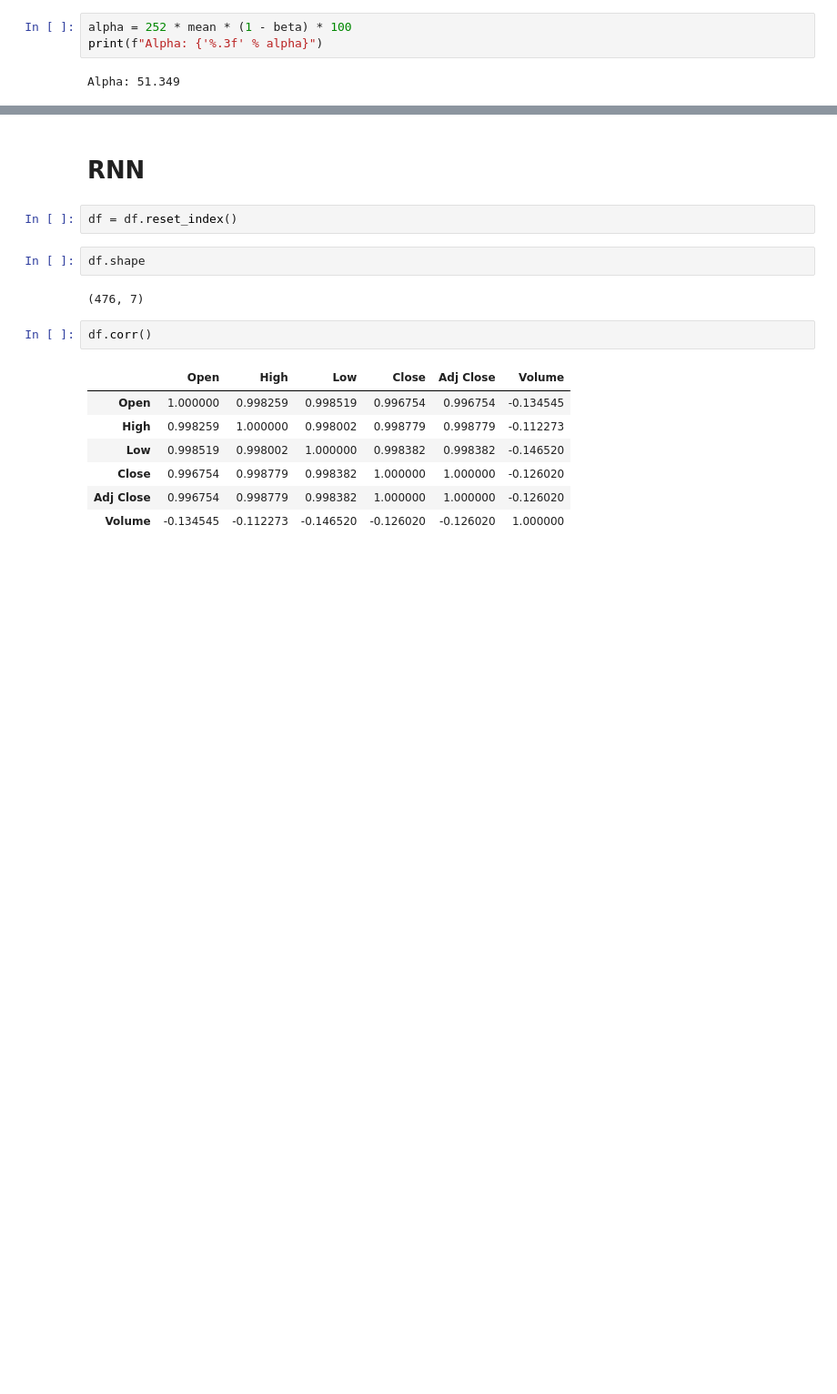
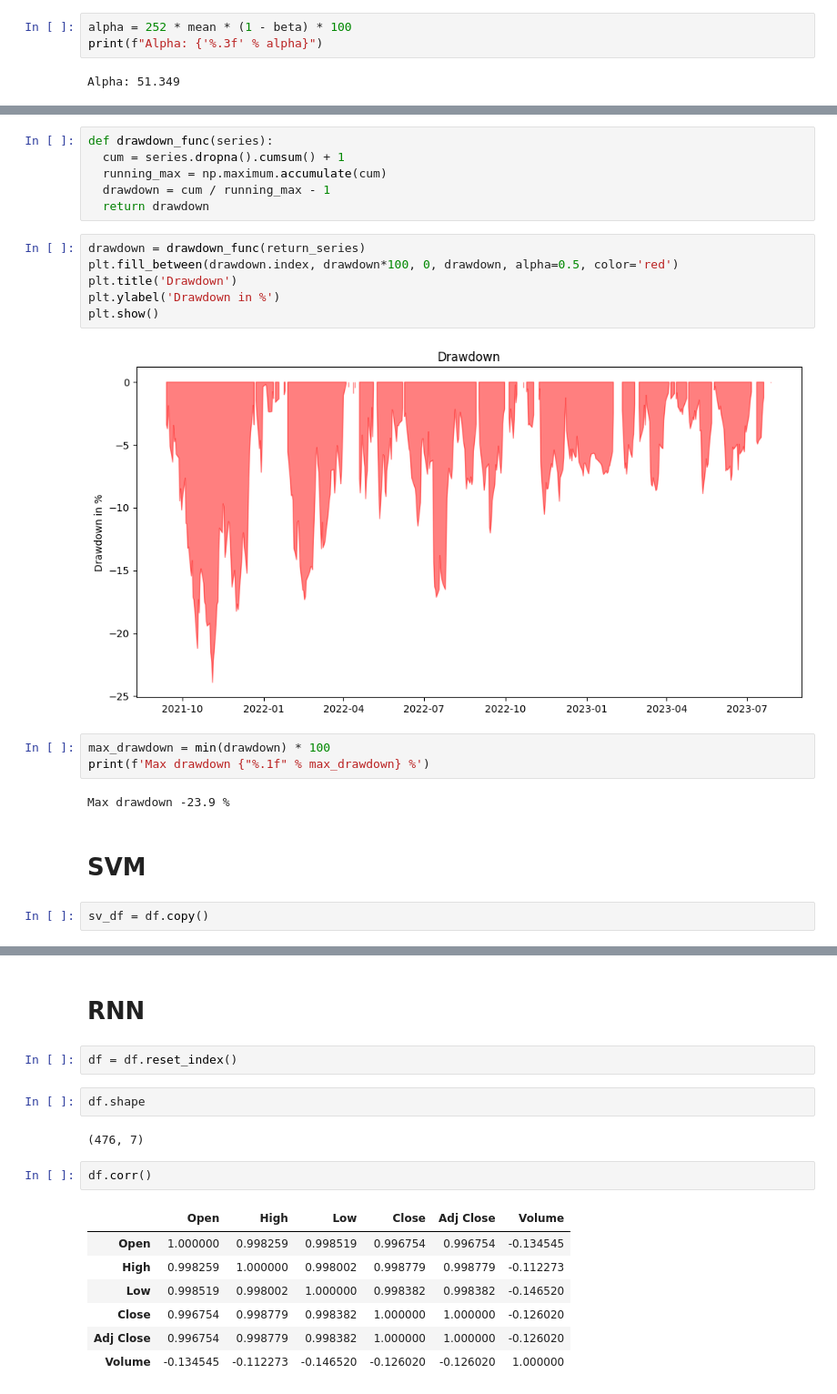
Before and after one commit to prrm4k/algorithmic_prediction, a Jupyter notebook: Algorithmic_trading.ipynb, the cells around one changed output, grey strips where cells are left out. Shown at 91% size. Cells and saved outputs as stored; diff of their text form; blank space fills up the shorter version.

```diff
--- a/Algorithmic_trading.ipynb
+++ b/Algorithmic_trading.ipynb
@@ -170,0 +176,23 @@ Alpha: 51.349
+# %%
+def drawdown_func(series):
+  cum = series.dropna().cumsum() + 1
+  running_max = np.maximum.accumulate(cum)
+  drawdown = cum / running_max - 1
+  return drawdown
+# %%
+drawdown = drawdown_func(return_series)
+plt.fill_between(drawdown.index, drawdown*100, 0, drawdown, alpha=0.5, color='red')
+plt.title('Drawdown')
+plt.ylabel('Drawdown in %')
+plt.show()
+# %% [output]
+[figure, added]
+# %%
+max_drawdown = min(drawdown) * 100
+print(f'Max drawdown {"%.1f" % max_drawdown} %')
+# %% [output]
+Max drawdown -23.9 %
+# %% [markdown]
+# SVM
+# %%
+sv_df = df.copy()
```
Also changed, not shown: parts of 15 cells of this notebook.
